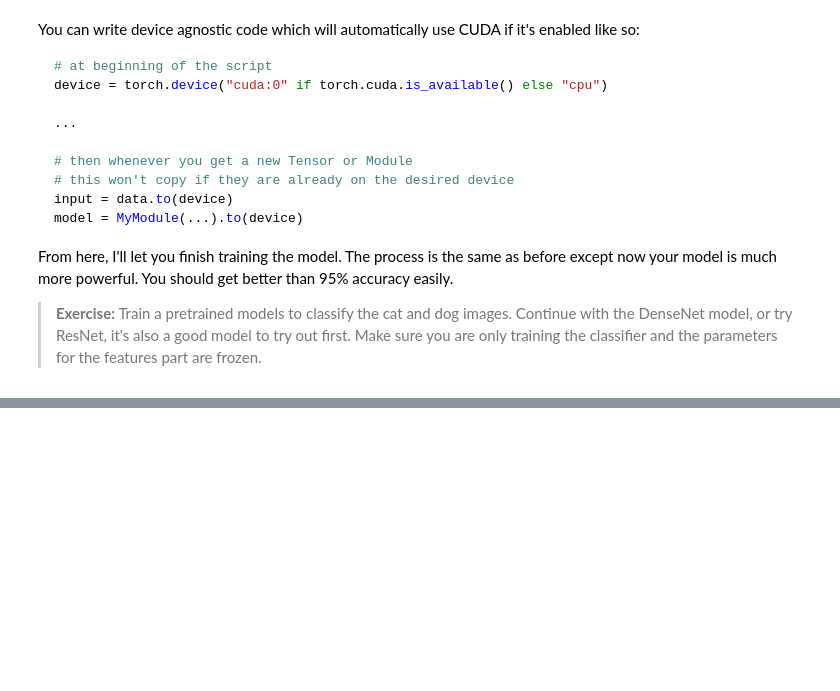
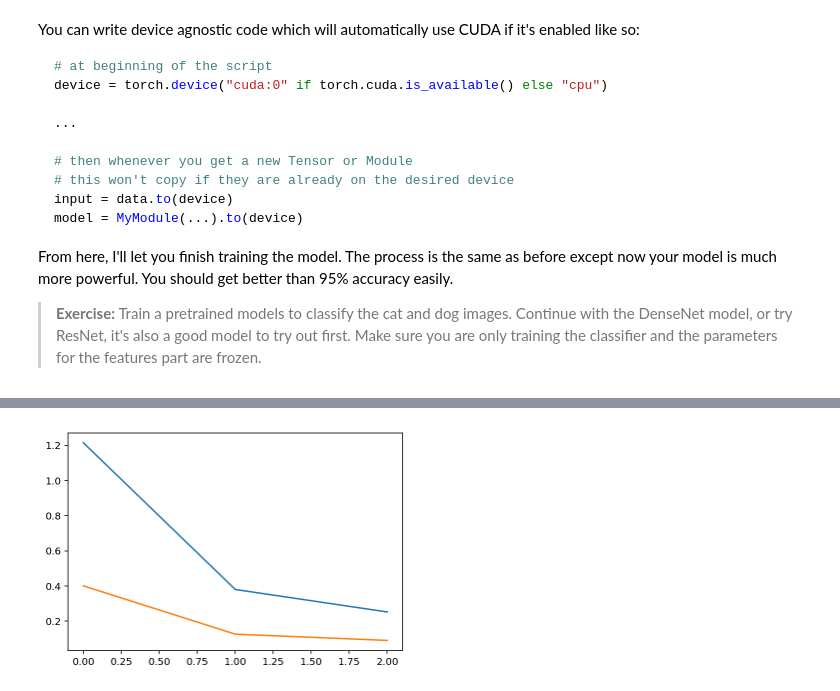
Before and after one commit to momothepikachu/Pytorch, a Jupyter notebook: Part 8 - Transfer Learning (Exercises).ipynb, the cells around one changed output, grey strips where cells are left out. Drawn from its saved outputs; the diff is of its cells as text; code cells hidden in the pictures; blank space fills up the shorter version.

```diff
--- a/Part 8 - Transfer Learning (Exercises).ipynb
+++ b/Part 8 - Transfer Learning (Exercises).ipynb
@@ -144,13 +144,13 @@ From here, I'll let you finish training the model. The process is the same as be
 # Use GPU if it's available
 device = torch.device("cuda" if torch.cuda.is_available() else "cpu")
 
-model = models.densenet121(pretrained=True)
+model = models.resnet50(pretrained=True)
 
 # Freeze parameters so we don't backprop through them
 for param in model.parameters():
     param.requires_grad = False
 
-model.classifier = nn.Sequential(nn.Linear(1024, 256),
+model.fc = nn.Sequential(nn.Linear(2048, 256),
                                  nn.ReLU(),
                                  nn.Dropout(0.2),
                                  nn.Linear(256, 2),
@@ -159,7 +159,7 @@ model.classifier = nn.Sequential(nn.Linear(1024, 256),
 criterion = nn.NLLLoss()
 
 # Only train the classifier parameters, feature parameters are frozen
-optimizer = optim.Adam(model.classifier.parameters(), lr=0.003)
+optimizer = optim.Adam(model.fc.parameters(), lr=0.003)
 
 model.to(device)
 
@@ -167,17 +167,20 @@ model.to(device)
 steps = 0
 running_loss = 0
 print_every = 5
-
+train_losses, test_losses = [], []
+start = time.time()
 for imgs, labels in trainloader:
     imgs, labels = imgs.to(device), labels.to(device)
+
     optimizer.zero_grad()
+
     logits = model(imgs)
     loss = criterion(logits, labels)
     running_loss+=loss
     loss.backward()
     optimizer.step()
     steps += 1
-    if steps % print_every == 0:
+    if steps % print_every == 0 and steps <= 15:
         with torch.no_grad():
             model.eval()
             test_loss = 0
@@ -190,8 +193,12 @@ for imgs, labels in trainloader:
                 equality = (test_labels.data == ps.max(1)[1])
                 accuracy += equality.type_as(torch.FloatTensor()).mean().item()
             model.train()
+            train_losses.append(running_loss/print_every)
+            test_losses.append(test_loss/len(testloader))
             print(f'Training loss: {running_loss/print_every:.3f}',
                   f'Test loss: {test_loss/len(testloader):.3f}',
-                  f'Accuracy: {accuracy/len(testloader):.3f}')
+                  f'Accuracy: {accuracy/len(testloader):.3f}',
+                  f"Device = {device}; Time per batch: {(time.time() - start)/steps:.3f} seconds")
             running_loss = 0
+print('Finished!')
 # %% [output]
@@ -205,0 +209,6 @@ Training loss: 0.235 Test loss: 0.060 Accuracy: 0.979
+# %%
+plt.plot(train_losses, label='Training loss')
+plt.plot(test_losses, label='Validation loss')
+plt.show()
+# %% [output]
+[figure, added]
```
Also changed, not shown: parts of 1 cell of this notebook.
